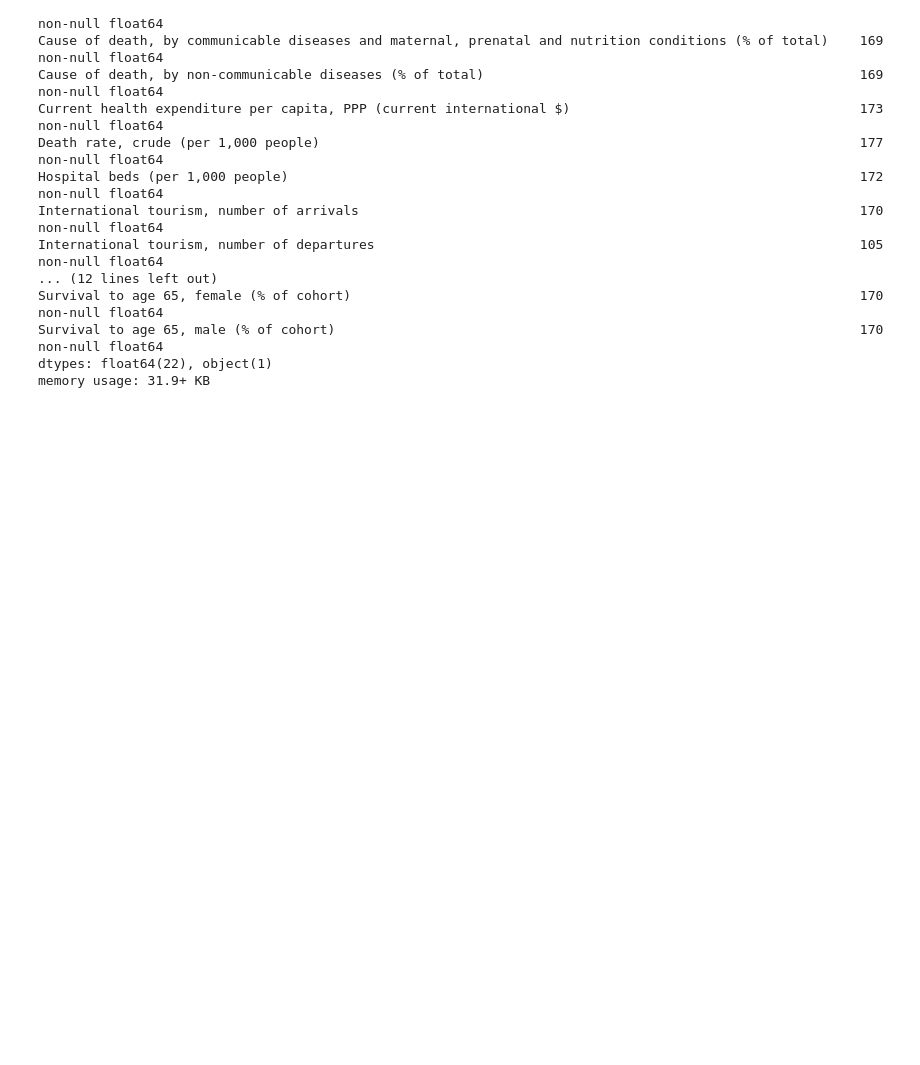
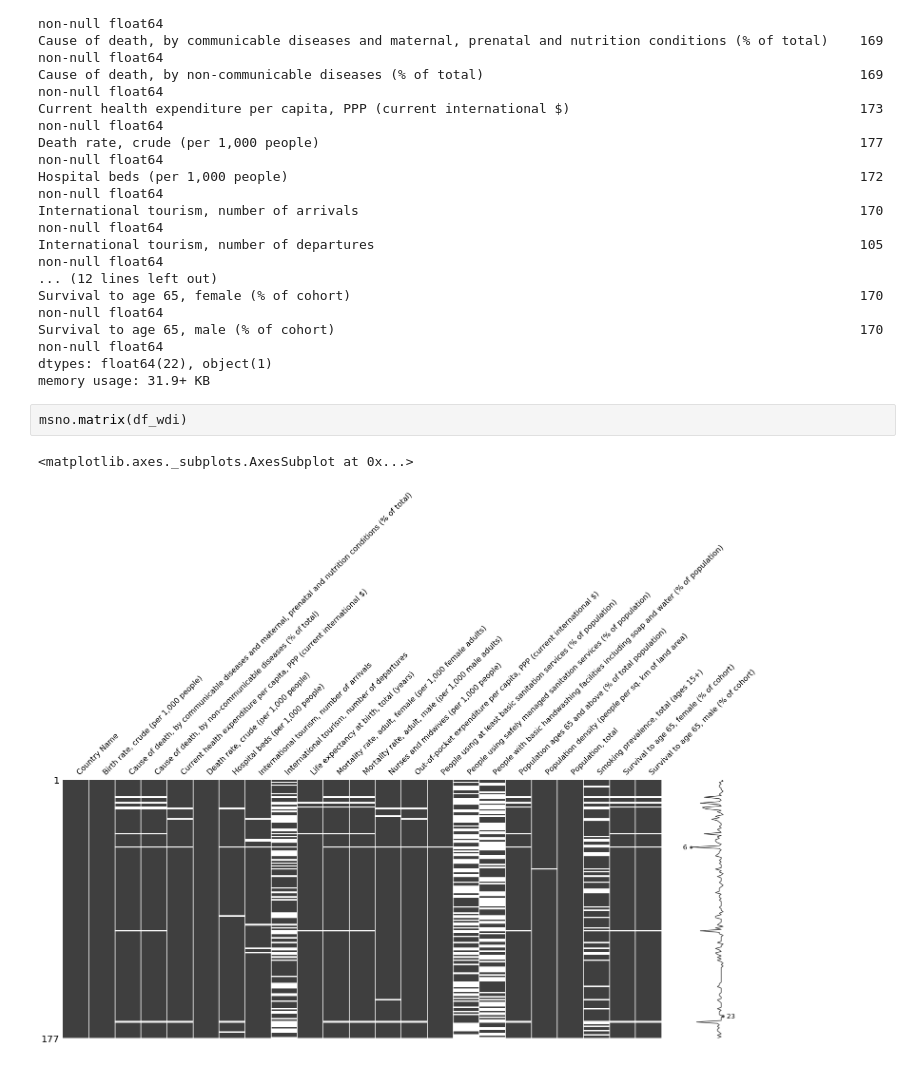
Before and after one commit to Aveek-Saha/CovidAnalysis, a Jupyter notebook: WDI_data.ipynb, the cells around one changed output. Cells and saved outputs as stored; diff of their text form; blank space fills up the shorter version.

Commit message:
Visualise missing values

```diff
--- a/WDI_data.ipynb
+++ b/WDI_data.ipynb
@@ -111,3 +113,8 @@ Survival to age 65, female (% of cohort)
 Survival to age 65, male (% of cohort)                                                                   170 non-null float64
 dtypes: float64(22), object(1)
 memory usage: 31.9+ KB
+# %%
+msno.matrix(df_wdi)
+# %% [output]
+<matplotlib.axes._subplots.AxesSubplot at 0x...>
+[figure, added]
```
Also changed, not shown: parts of 4 cells of this notebook.
